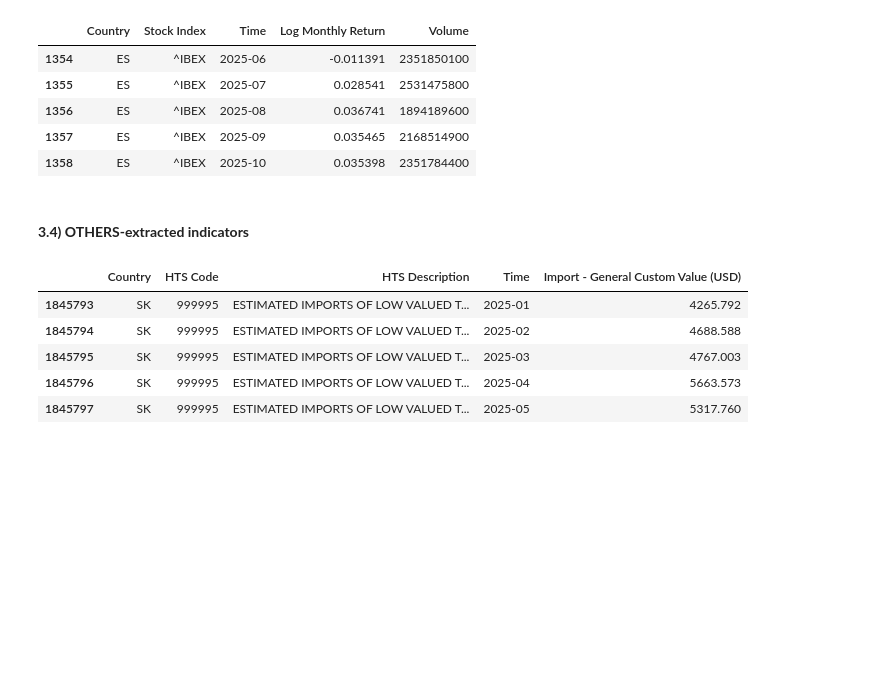
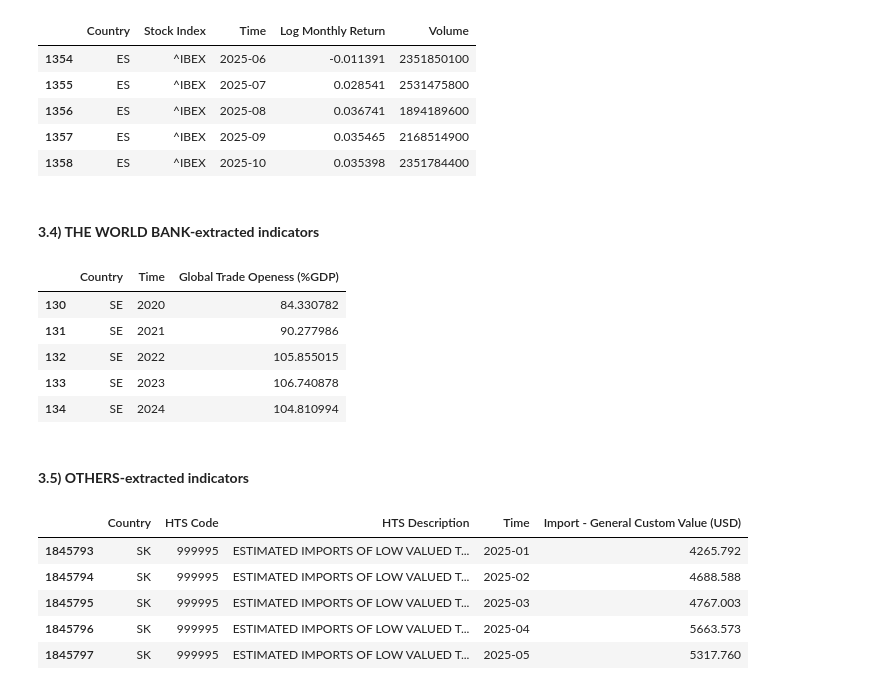
Before and after one commit to EliaLand/PSTR_Financial_Econometrics, a Jupyter notebook: data_fetcher/main.ipynb, the cells around one changed output. Saved outputs shown, nothing was run; the diff lists cells and outputs as text; code cells hidden in the pictures; blank space fills up the shorter version.

Commit message:
trade openness from wb

```diff
--- a/data_fetcher/main.ipynb
+++ b/data_fetcher/main.ipynb
@@ -529,8 +529,72 @@ EURO_stock_m_raw.tail()
 | 1356 | ES | ^IBEX | 2025-08 | 0.036741 | 1894189600 |
 | 1357 | ES | ^IBEX | 2025-09 | 0.035465 | 2168514900 |
 | 1358 | ES | ^IBEX | 2025-10 | 0.035398 | 2351784400 |
+# %% [markdown]
+#### **3.4) THE WORLD BANK-extracted indicators**
+# %%
+# Global Trade Openness per EU member state (annual, %GDP, not seasonally adjusted, 1990-01, 2025-10)
+# https://data.worldbank.org/indicator/NE.TRD.GNFS.ZS
+#(!!!) The World Bank is using 3 digits country codes instead of 2 like we do
+
+eu_countries = ["AUT", "BEL", "BGR", "HRV", "CYP", "CZE", "CZE", "DNK", "EST", "FIN", "FRA", "DEU", "GRC", "HUN", "IRL", "ITA", "LVA", "LTU", "LUX", "MLT", "NLD", "POL", "PRT", "ROU", "SVK", "SVN", "ESP", "SWE"]
+
+# Data fetch
+wb_trade_openness_a_raw = fetch_WB("NE.TRD.GNFS.ZS", eu_countries, 2020, 2025)
+
+# Converting the dataframe to long format
+wb_trade_openness_a_raw = wb_trade_openness_a_raw.melt(
+    id_vars=["Country"],
+    var_name="Time",
+    value_name="Global Trade Openess (%GDP)"
+).sort_values(["Country", "Time"])
+
+# Cleaning the "Time" column to remove "YR" prefix
+wb_trade_openness_a_raw["Time"] = wb_trade_openness_a_raw["Time"].str.replace("YR", "")
+wb_trade_openness_a_raw = wb_trade_openness_a_raw.reset_index(drop=True)
+
+# Mapping to rename countries
+eu_country_code_map = {
+    "AUT": "AT",
+    "BEL": "BE",
+    "BGR": "BG",
+    "HRV": "HR",
+    "CYP": "CY",
+    "CZE": "CZ",
+    "DNK": "DK",
+    "EST": "EE",
+    "FIN": "FI",
+    "FRA": "FR",
+    "DEU": "DE",
+    "GRC": "GR",
+    "HUN": "HU",
+    "IRL": "IE",
+    "ITA": "IT",
+    "LVA": "LV",
+    "LTU": "LT",
+    "LUX": "LU",
+    "MLT": "MT",
+    "NLD": "NL",
+    "POL": "PL",
+    "PRT": "PT",
+    "ROU": "RO",
+    "SVK": "SK",
+    "SVN": "SI",
+    "ESP": "ES",
+    "SWE": "SE"
+}
+
+wb_trade_openness_a_raw["Country"] = wb_trade_openness_a_raw["Country"].map(eu_country_code_map)
+
+wb_trade_openness_a_raw.tail()
+# %% [output]
+|  | Country | Time | Global Trade Openess (%GDP) |
+| 130 | SE | 2020 | 84.330782 |
+| 131 | SE | 2021 | 90.277986 |
+| 132 | SE | 2022 | 105.855015 |
+| 133 | SE | 2023 | 106.740878 |
+| 134 | SE | 2024 | 104.810994 |
 # %% [markdown]
-#### **3.4) OTHERS-extracted indicators**
+#### **3.5) OTHERS-extracted indicators**
 # %%
 # Monthly US import by EU member state per HTS code-identified products (monthly, bilateral flows, general custom value in USD, not seasonally adjusted, 2020/01, 2025/06)
 # (!!!) Harmonized EU country names to ISO-2
```
Also changed, not shown: parts of 1 cell of this notebook, 1 other file.
